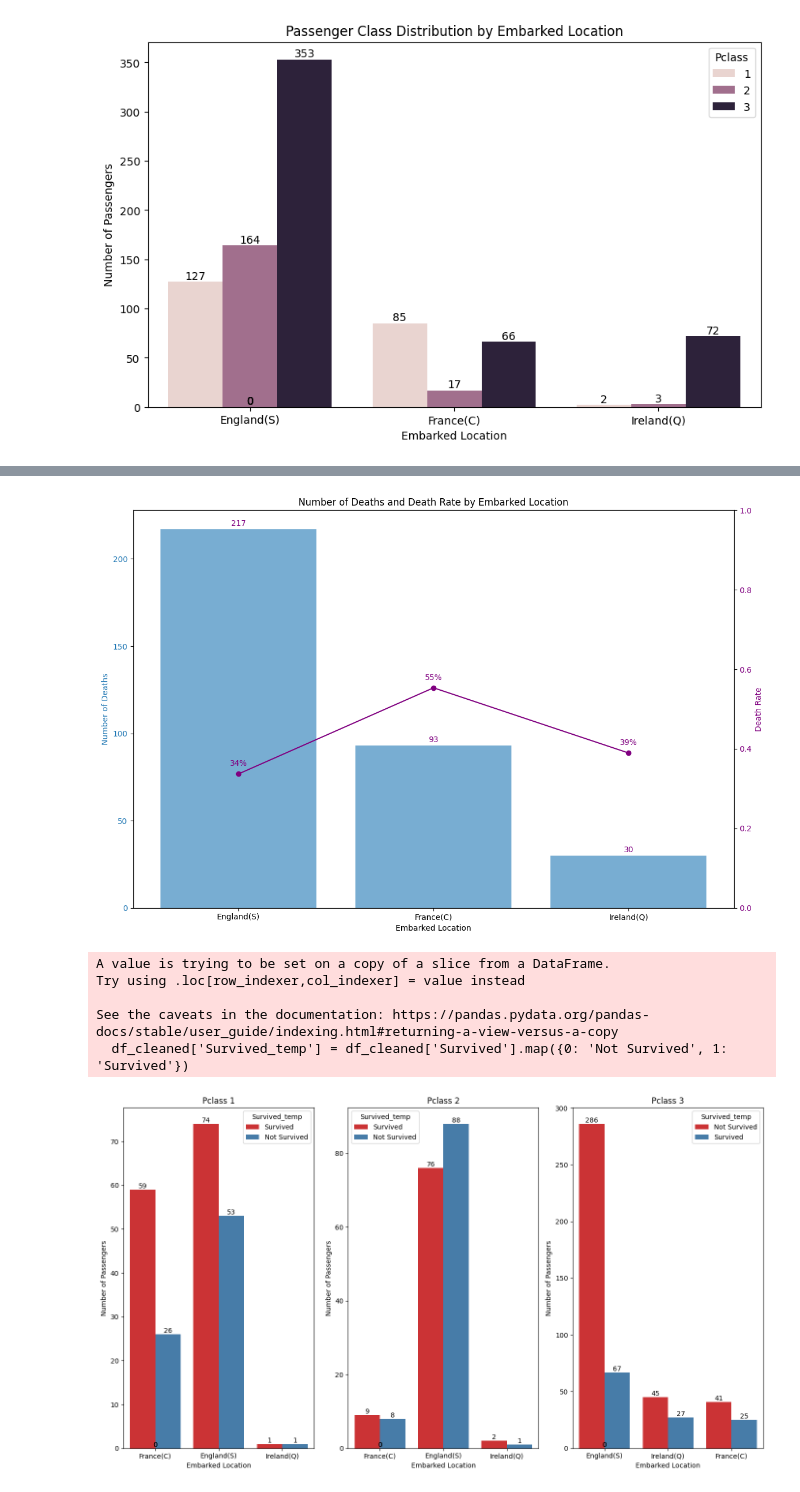
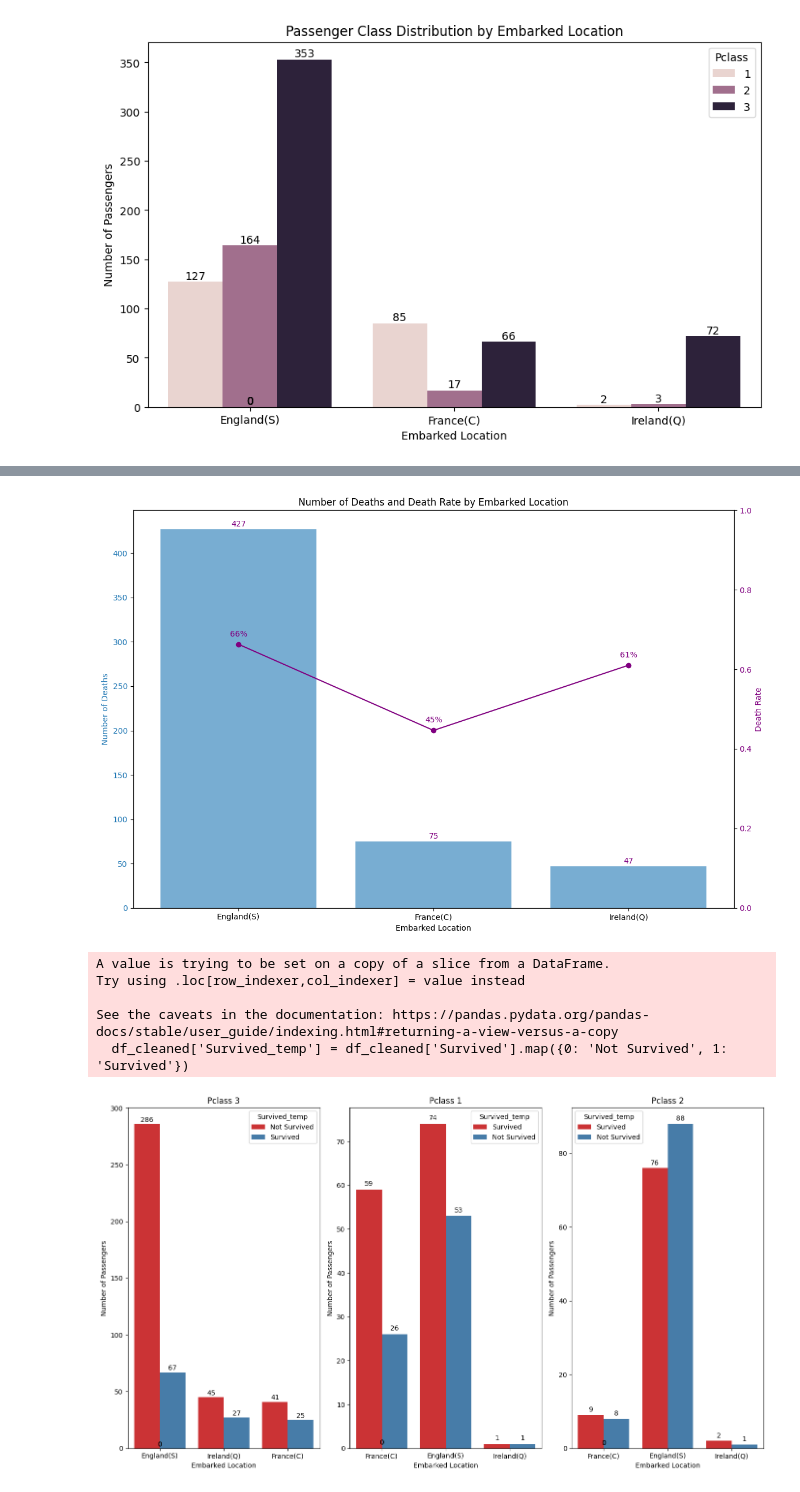
Before and after one commit to taelyne/titanic, a Jupyter notebook: titanic_2.ipynb, the cells around one changed output, grey strips where cells are left out. Cells and saved outputs as stored; diff of their text form; code cells hidden in the pictures.

```diff
--- a/titanic_2.ipynb
+++ b/titanic_2.ipynb
@@ -116,7 +116,7 @@ See the caveats in the documentation: https://pandas.pydata.org/pandas-docs/stab
 # 사망자 수와 총 탑승자 수를 계산
 grouped = df_cleaned.groupby('Embarked_temp').agg(
     total_passengers=('PassengerId', 'size'),
-    deaths=('Survived', 'sum')
+    deaths=('Survived', lambda x: (x == 0).sum())  # Survived가 0인 승객 수
 ).reset_index()
 
 # 사망률 계산
@@ -153,6 +153,6 @@ Passing `palette` without assigning `hue` is deprecated and will be removed in v
 # %%
 # 사망자 수를 계산
-death_counts = df_cleaned.groupby('Embarked_temp')['Survived'].sum().reset_index()
+death_counts = df_cleaned.groupby('Embarked_temp')['Survived'].apply(lambda x: (x == 0).sum()).reset_index()
 death_counts.columns = ['Embarked Location', 'Number of Deaths']
 
 # 막대 그래프 생성
@@ -186,7 +186,7 @@ Passing `palette` without assigning `hue` is deprecated and will be removed in v
 # 사망자 수와 총 탑승자 수를 계산
 grouped = df_cleaned.groupby('Embarked_temp').agg(
     total_passengers=('PassengerId', 'size'),
-    deaths=('Survived', 'sum')
+    deaths=('Survived', lambda x: (x == 0).sum())  # Survived가 0인 승객 수 (사망자 수)
 ).reset_index()
 
 # 사망률 계산
@@ -225,7 +225,7 @@ for i in range(len(grouped['Embarked_temp'])):
 # 각 선 그래프 포인트 위에 사망률 추가
 for x, y in zip(grouped['Embarked_temp'], grouped['death_rate']):
     ax2.annotate(
-        f'{y*100:.0f}%',  # 표시할 텍스트 (소수점 둘째 자리까지)
+        f'{y*100:.0f}%',  # 표시할 텍스트 (백분율)
         (x, y),  # 텍스트 위치
         textcoords="offset points",
         xytext=(0,10),  # 텍스트 위치 오프셋
@@ -239,7 +239,7 @@ plt.title('Number of Deaths and Death Rate by Embarked Location')
 fig.tight_layout()  # 자동 레이아웃 조정
 plt.show()
 # %% [output]
-[figure, old version]
+[figure, new version]
 # %%
 # Survived 열을 'Survived'와 'Not Survived'로 변환
 df_cleaned['Survived_temp'] = df_cleaned['Survived'].map({0: 'Not Survived', 1: 'Survived'})
@@ -248,36 +248,36 @@ df_cleaned['Survived_temp'] = df_cleaned['Survived'].map({0: 'Not Survived', 1:
 plt.figure(figsize=(14, 8))
 
 # 승객 등급별 서브플롯 생성
-for pclass in df_cleaned['Pclass'].unique():
-    plt.subplot(1, 3, pclass)  # 1행 3열의 서브플롯, 현재 Pclass는 1, 2, 3입니다.
+for i, pclass in enumerate(df_cleaned['Pclass'].unique(), start=1):
+    plt.subplot(1, 3, i)  # 1행 3열의 서브플롯
     subset = df_cleaned[df_cleaned['Pclass'] == pclass]
     ax = sns.countplot(data=subset, x='Embarked_temp', hue='Survived_temp', palette='Set1')
 
     # 각 막대 위에 수치 추가
     for patch in ax.patches:
         height = patch.get_height()
         ax.text(
             patch.get_x() + patch.get_width() / 2,  # x 좌표: 막대의 중앙
-            height,  # y 좌표: 막대의 높이
+            height + 0.5,  # y 좌표: 막대의 높이 + 약간의 오프셋
             f'{int(height)}',  # 표시할 텍스트
             ha='center',  # 텍스트 정렬
             va='bottom',  # 텍스트 위치
             fontsize=10,  # 텍스트 크기
             color='black'  # 텍스트 색상
         )
 
     plt.title(f'Pclass {pclass}')
     plt.xlabel('Embarked Location')
     plt.ylabel('Number of Passengers')
 
 plt.tight_layout()
 plt.show()
 # %% [output]
 A value is trying to be set on a copy of a slice from a DataFrame.
 Try using .loc[row_indexer,col_indexer] = value instead
 
 See the caveats in the documentation: https://pandas.pydata.org/pandas-docs/stable/user_guide/indexing.html#returning-a-view-versus-a-copy
   df_cleaned['Survived_temp'] = df_cleaned['Survived'].map({0: 'Not Survived', 1: 'Survived'})
-[figure, old version]
+[figure, new version]
 # %%
 # 장소별 탑승자 수를 보면 England가 217명, France가 93명, Ireland가 30명 입니다.
```
Also changed, not shown: parts of 3 cells of this notebook.
